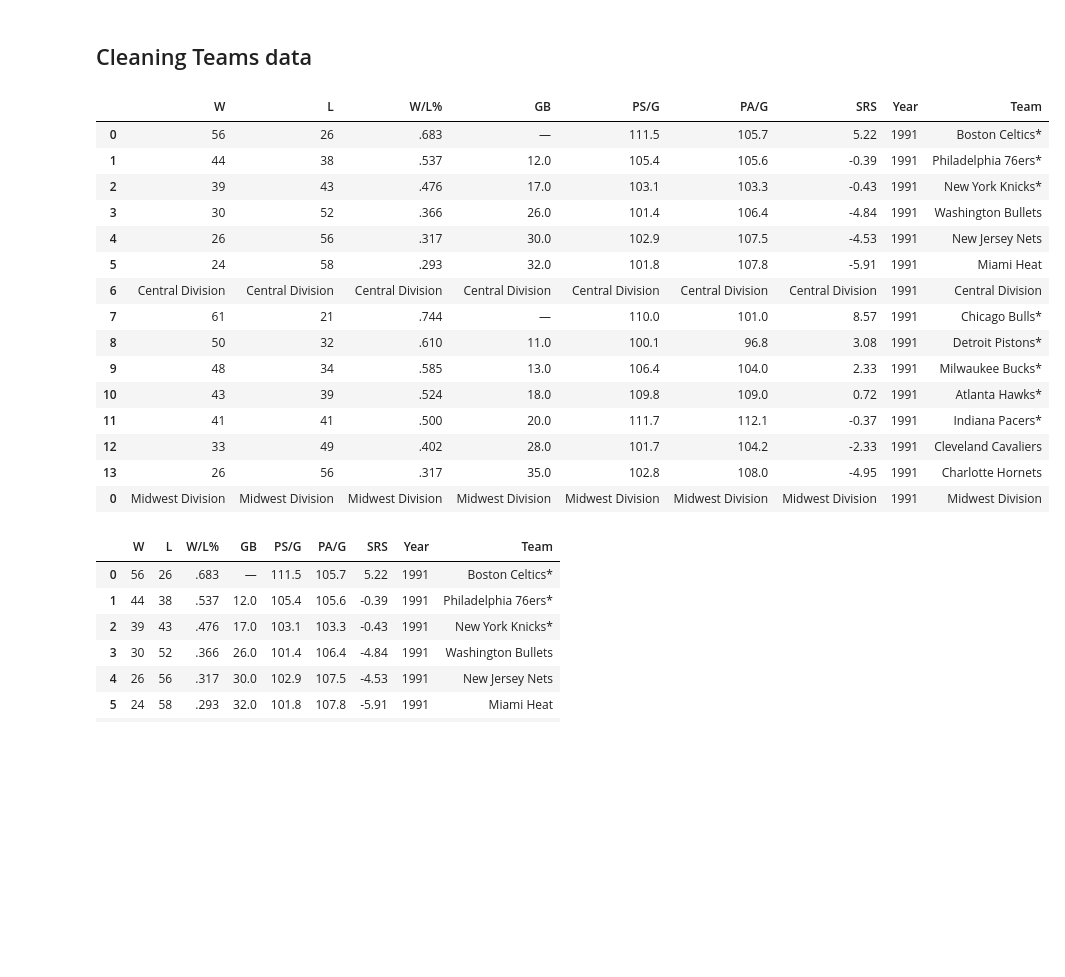
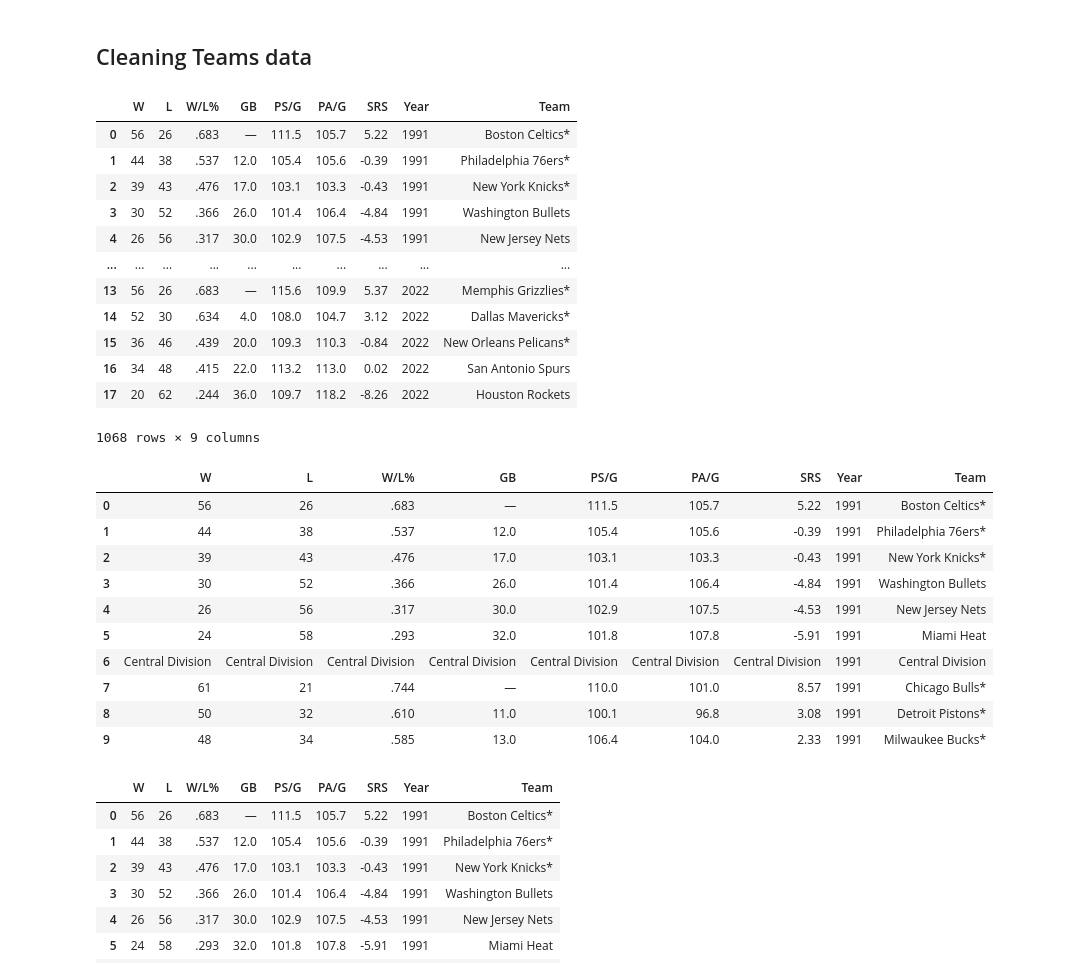
Before and after one commit to RVA-TheCoder/Web-Scrapping-in-Python, a Jupyter notebook: NBA/Part2_Data_Cleaning.ipynb, the cells around one changed output. Drawn from its saved outputs; the diff is of its cells as text; code cells hidden in the pictures; blank space fills up the shorter version.

Commit message:
added updated Part2_data_cleaning file and mvps_player_team.csv file

```diff
--- a/NBA/Part2_Data_Cleaning.ipynb
+++ b/NBA/Part2_Data_Cleaning.ipynb
@@ -241,25 +241,36 @@ combined.head(10)
 ## Cleaning Teams data
 # %%
 teams = pd.read_csv("team.csv" , index_col = 0)
+# %%
+teams
+# %% [output]
+|  | W | L | W/L% | GB | PS/G | PA/G | SRS | Year | Team |
+| 0 | 56 | 26 | .683 | — | 111.5 | 105.7 | 5.22 | 1991 | Boston Celtics* |
+| 1 | 44 | 38 | .537 | 12.0 | 105.4 | 105.6 | -0.39 | 1991 | Philadelphia 76ers* |
+| 2 | 39 | 43 | .476 | 17.0 | 103.1 | 103.3 | -0.43 | 1991 | New York Knicks* |
+| 3 | 30 | 52 | .366 | 26.0 | 101.4 | 106.4 | -4.84 | 1991 | Washington Bullets |
+| 4 | 26 | 56 | .317 | 30.0 | 102.9 | 107.5 | -4.53 | 1991 | New Jersey Nets |
+| ... | ... | ... | ... | ... | ... | ... | ... | ... | ... |
+| 13 | 56 | 26 | .683 | — | 115.6 | 109.9 | 5.37 | 2022 | Memphis Grizzlies* |
+| 14 | 52 | 30 | .634 | 4.0 | 108.0 | 104.7 | 3.12 | 2022 | Dallas Mavericks* |
+| 15 | 36 | 46 | .439 | 20.0 | 109.3 | 110.3 | -0.84 | 2022 | New Orleans Pelicans* |
+| 16 | 34 | 48 | .415 | 22.0 | 113.2 | 113.0 | 0.02 | 2022 | San Antonio Spurs |
+| 17 | 20 | 62 | .244 | 36.0 | 109.7 | 118.2 | -8.26 | 2022 | Houston Rockets |
+1068 rows × 9 columns
 # %%
-teams.head(15)
+teams.head(10)
 # %% [output]
 |  | W | L | W/L% | GB | PS/G | PA/G | SRS | Year | Team |
 | 0 | 56 | 26 | .683 | — | 111.5 | 105.7 | 5.22 | 1991 | Boston Celtics* |
 | 1 | 44 | 38 | .537 | 12.0 | 105.4 | 105.6 | -0.39 | 1991 | Philadelphia 76ers* |
 | 2 | 39 | 43 | .476 | 17.0 | 103.1 | 103.3 | -0.43 | 1991 | New York Knicks* |
 | 3 | 30 | 52 | .366 | 26.0 | 101.4 | 106.4 | -4.84 | 1991 | Washington Bullets |
 | 4 | 26 | 56 | .317 | 30.0 | 102.9 | 107.5 | -4.53 | 1991 | New Jersey Nets |
 | 5 | 24 | 58 | .293 | 32.0 | 101.8 | 107.8 | -5.91 | 1991 | Miami Heat |
 | 6 | Central Division | Central Division | Central Division | Central Division | Central Division | Central Division | Central Division | 1991 | Central Division |
 | 7 | 61 | 21 | .744 | — | 110.0 | 101.0 | 8.57 | 1991 | Chicago Bulls* |
 | 8 | 50 | 32 | .610 | 11.0 | 100.1 | 96.8 | 3.08 | 1991 | Detroit Pistons* |
 | 9 | 48 | 34 | .585 | 13.0 | 106.4 | 104.0 | 2.33 | 1991 | Milwaukee Bucks* |
-| 10 | 43 | 39 | .524 | 18.0 | 109.8 | 109.0 | 0.72 | 1991 | Atlanta Hawks* |
-| 11 | 41 | 41 | .500 | 20.0 | 111.7 | 112.1 | -0.37 | 1991 | Indiana Pacers* |
-| 12 | 33 | 49 | .402 | 28.0 | 101.7 | 104.2 | -2.33 | 1991 | Cleveland Cavaliers |
-| 13 | 26 | 56 | .317 | 35.0 | 102.8 | 108.0 | -4.95 | 1991 | Charlotte Hornets |
-| 0 | Midwest Division | Midwest Division | Midwest Division | Midwest Division | Midwest Division | Midwest Division | Midwest Division | 1991 | Midwest Division |
 # %%
 #teams['Team'].nunique()
 # %%
```
Also changed, not shown: parts of 20 cells of this notebook, 1 other file.
